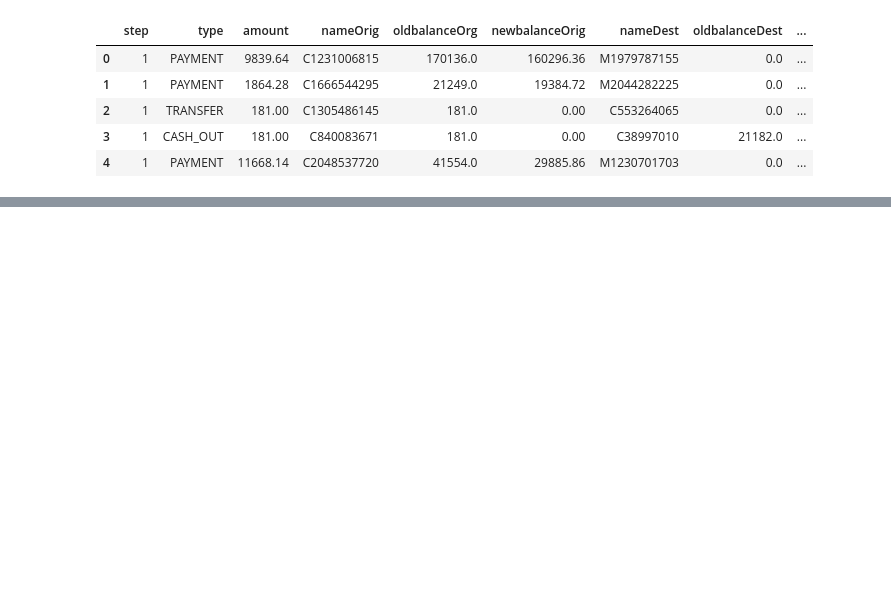
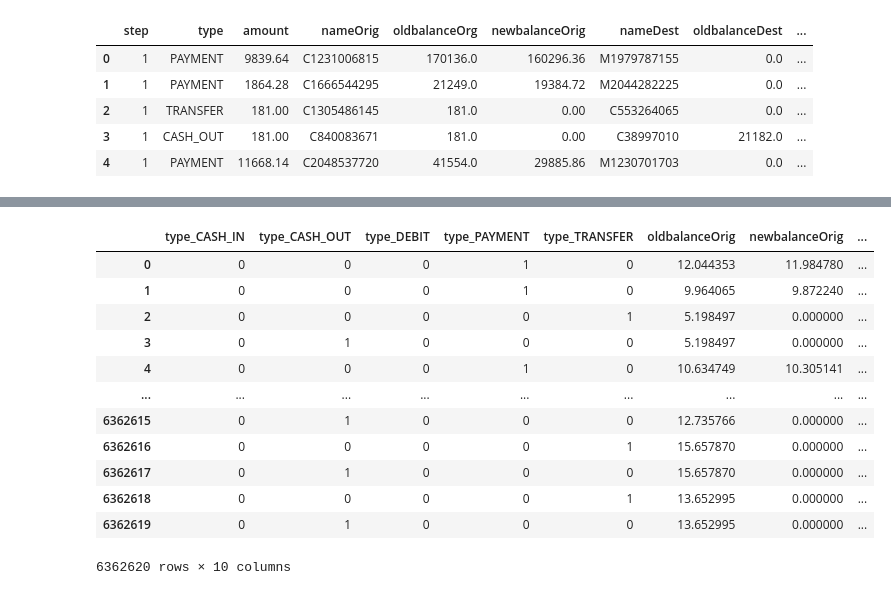
Before and after one commit to phobeiro/TERA-desafio-3, a Jupyter notebook: desafio-3.ipynb, the cells around one changed output, grey strips where cells are left out. Cells and saved outputs as stored; diff of their text form; code cells hidden in the pictures; blank space fills up the shorter version.

```diff
--- a/desafio-3.ipynb
+++ b/desafio-3.ipynb
@@ -170,0 +167,35 @@ plt.show()
+# %%
+colsSelect = [
+#    'step',
+    'type_CASH_IN',
+    'type_CASH_OUT',
+    'type_DEBIT',
+    'type_PAYMENT',
+    'type_TRANSFER',
+#    'amount',
+#    'nameOrig',
+    'oldbalanceOrig',
+    'newbalanceOrig',
+#    'nameDest',
+    'oldbalanceDest',
+    'newbalanceDest',
+    'isFraud',
+#    'isFlaggedFraud'
+]
+
+df = df[colsSelect]
+df
+# %% [output]
+|  | type_CASH_IN | type_CASH_OUT | type_DEBIT | type_PAYMENT | type_TRANSFER | oldbalanceOrig | newbalanceOrig | ... |
+| 0 | 0 | 0 | 0 | 1 | 0 | 12.044353 | 11.984780 | ... |
+| 1 | 0 | 0 | 0 | 1 | 0 | 9.964065 | 9.872240 | ... |
+| 2 | 0 | 0 | 0 | 0 | 1 | 5.198497 | 0.000000 | ... |
+| 3 | 0 | 1 | 0 | 0 | 0 | 5.198497 | 0.000000 | ... |
+| 4 | 0 | 0 | 0 | 1 | 0 | 10.634749 | 10.305141 | ... |
+| ... | ... | ... | ... | ... | ... | ... | ... | ... |
+| 6362615 | 0 | 1 | 0 | 0 | 0 | 12.735766 | 0.000000 | ... |
+| 6362616 | 0 | 0 | 0 | 0 | 1 | 15.657870 | 0.000000 | ... |
+| 6362617 | 0 | 1 | 0 | 0 | 0 | 15.657870 | 0.000000 | ... |
+| 6362618 | 0 | 0 | 0 | 0 | 1 | 13.652995 | 0.000000 | ... |
+| 6362619 | 0 | 1 | 0 | 0 | 0 | 13.652995 | 0.000000 | ... |
+6362620 rows × 10 columns
```
Also changed, not shown: parts of 10 cells of this notebook.
